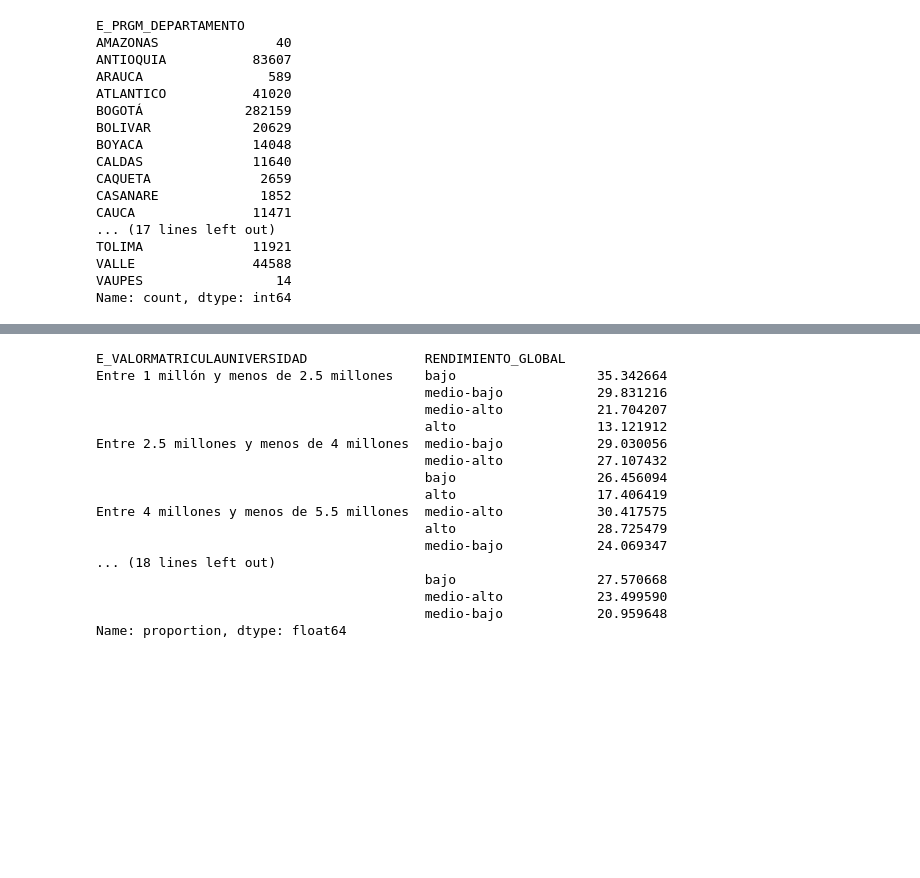
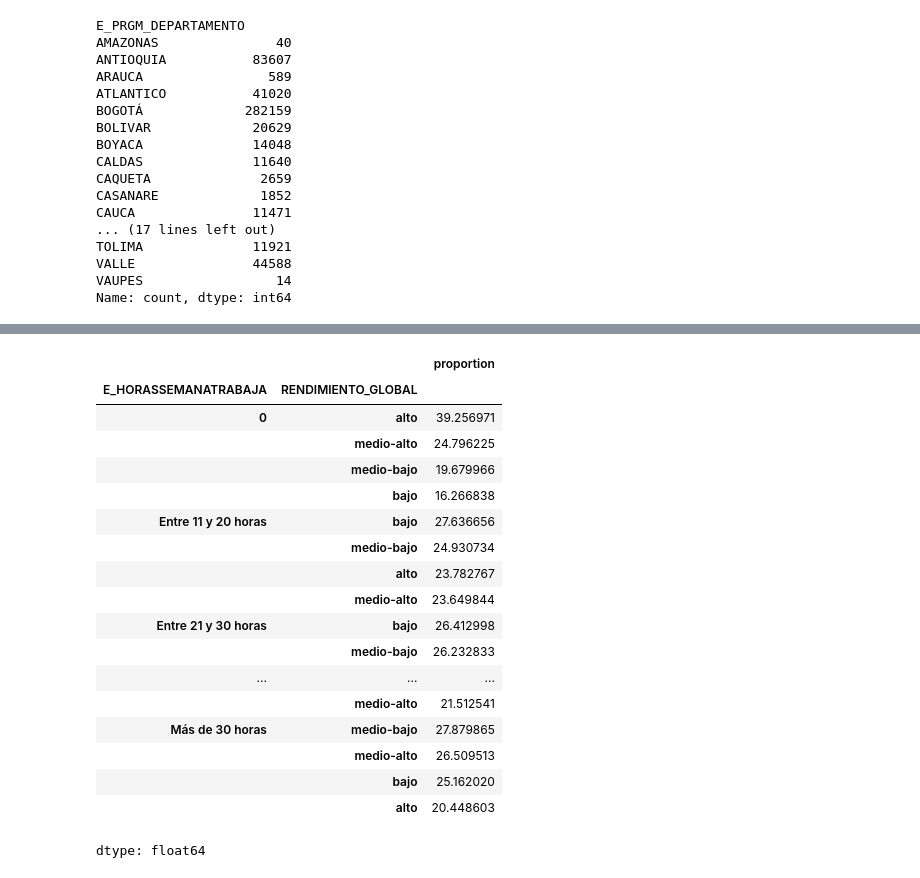
Before and after one commit to CarlosMejia07/Proyecto-Kaggle-UdeA-20252, a Jupyter notebook: 01-exploración.ipynb, the cells around one changed output, grey strips where cells are left out. Drawn from its saved outputs; the diff is of its cells as text; code cells hidden in the pictures; blank space fills up the shorter version.

```diff
--- a/01-exploración.ipynb
+++ b/01-exploración.ipynb
@@ -91,25 +119,27 @@ Name: count, dtype: int64
 # %%
-Estudio = (
-    z1.groupby("E_VALORMATRICULAUNIVERSIDAD")["RENDIMIENTO_GLOBAL"]
+Estudio1 = (
+    z1.groupby("E_HORASSEMANATRABAJA")["RENDIMIENTO_GLOBAL"]
       .value_counts(normalize=True) * 100
 )
 
-print(Estudio)
+Estudio1
 # %% [output]
+|  |  | proportion |
+| E_HORASSEMANATRABAJA | RENDIMIENTO_GLOBAL |  |
+| 0 | alto | 39.256971 |
+|  | medio-alto | 24.796225 |
+|  | medio-bajo | 19.679966 |
+|  | bajo | 16.266838 |
+| Entre 11 y 20 horas | bajo | 27.636656 |
+|  | medio-bajo | 24.930734 |
+|  | alto | 23.782767 |
+|  | medio-alto | 23.649844 |
+| Entre 21 y 30 horas | bajo | 26.412998 |
+|  | medio-bajo | 26.232833 |
+| ... | ... | ... |
+|  | medio-alto | 21.512541 |
+| Más de 30 horas | medio-bajo | 27.879865 |
+|  | medio-alto | 26.509513 |
+|  | bajo | 25.162020 |
+|  | alto | 20.448603 |
-E_VALORMATRICULAUNIVERSIDAD               RENDIMIENTO_GLOBAL
-Entre 1 millón y menos de 2.5 millones    bajo                  35.342664
-                                          medio-bajo            29.831216
-                                          medio-alto            21.704207
-                                          alto                  13.121912
-Entre 2.5 millones y menos de 4 millones  medio-bajo            29.030056
-                                          medio-alto            27.107432
-                                          bajo                  26.456094
-                                          alto                  17.406419
-Entre 4 millones y menos de 5.5 millones  medio-alto            30.417575
-                                          alto                  28.725479
-                                          medio-bajo            24.069347
-... (18 lines left out)
-                                          bajo                  27.570668
-                                          medio-alto            23.499590
-                                          medio-bajo            20.959648
-Name: proportion, dtype: float64
+dtype: float64
```
Also changed, not shown: parts of 3 cells of this notebook.
